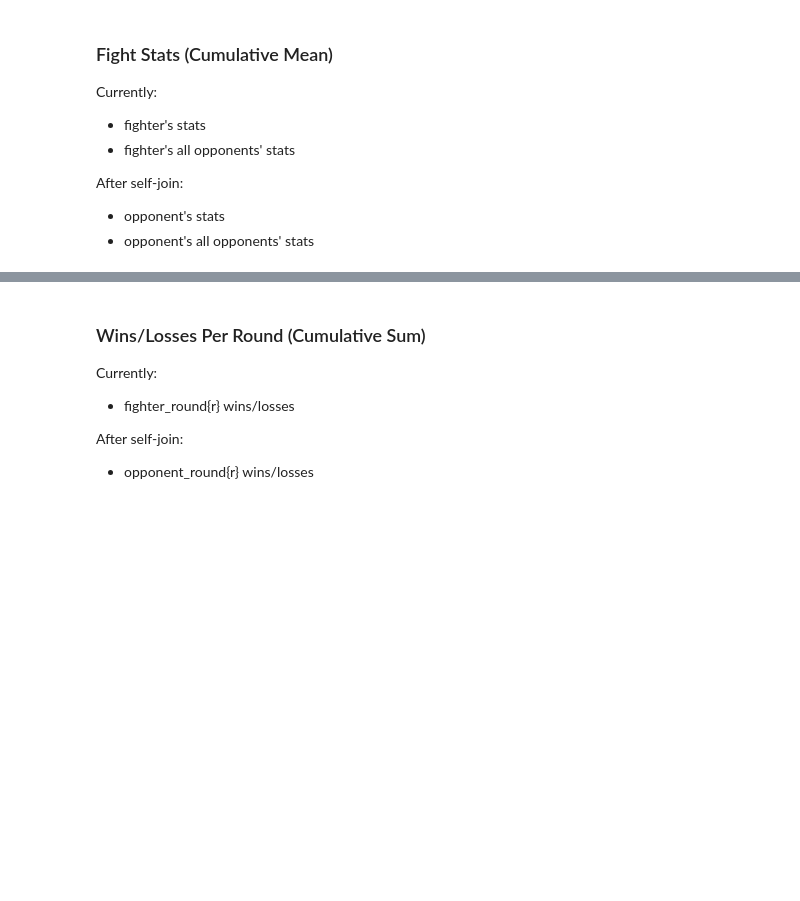
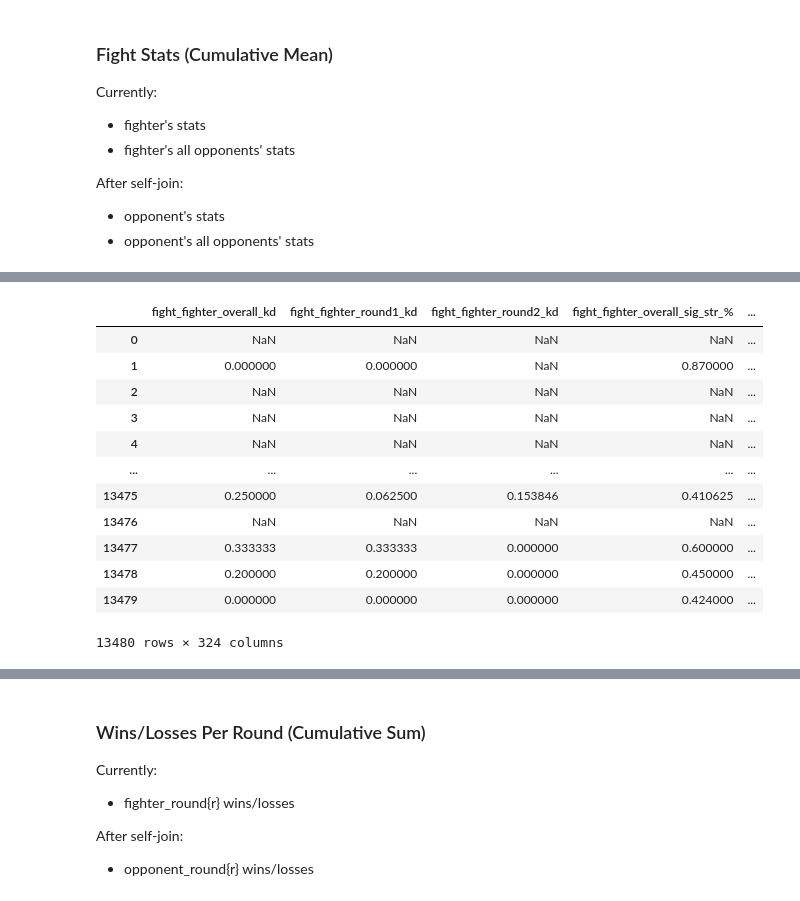
Before and after one commit to alancmathew/ufc-fight-predictor, a Jupyter notebook: nbs/04_feature-eng.ipynb, the cells around one changed output, grey strips where cells are left out. Saved outputs shown, nothing was run; the diff lists cells and outputs as text; code cells hidden in the pictures; blank space fills up the shorter version.

```diff
--- a/nbs/04_feature-eng.ipynb
+++ b/nbs/04_feature-eng.ipynb
@@ -59,5 +65,5 @@ df["fighter_age"] = ((df["event_date"] - df["fighter_dob"]).dt.days / 365.25).ro
 # %% [markdown]
 ### Wins/Losses/Win Rate (Cumulative Sum)
 # %%
-df["fighter_cumsum_wins"] = df.groupby("fighter_id")["fight_fighter_win"].cumsum()
+df["fighter_cumsum_wins"] = df.groupby("fighter_id")["fight_fighter_win"].cumsum().sub(df["fight_fighter_win"])
 # %%
@@ -122,0 +92,18 @@ df.head()
+# %%
+fight_stats_cummean = df.groupby("fighter_id")[fight_stats_cols].apply(lambda x: x.expanding().mean().shift(1))
+# %%
+fight_stats_cummean
+# %% [output]
+|  | fight_fighter_overall_kd | fight_fighter_round1_kd | fight_fighter_round2_kd | fight_fighter_overall_sig_str_% | ... |
+| 0 | NaN | NaN | NaN | NaN | ... |
+| 1 | 0.000000 | 0.000000 | NaN | 0.870000 | ... |
+| 2 | NaN | NaN | NaN | NaN | ... |
+| 3 | NaN | NaN | NaN | NaN | ... |
+| 4 | NaN | NaN | NaN | NaN | ... |
+| ... | ... | ... | ... | ... | ... |
+| 13475 | 0.250000 | 0.062500 | 0.153846 | 0.410625 | ... |
+| 13476 | NaN | NaN | NaN | NaN | ... |
+| 13477 | 0.333333 | 0.333333 | 0.000000 | 0.600000 | ... |
+| 13478 | 0.200000 | 0.200000 | 0.000000 | 0.450000 | ... |
+| 13479 | 0.000000 | 0.000000 | 0.000000 | 0.424000 | ... |
+13480 rows × 324 columns
```
Also changed, not shown: parts of 21 cells of this notebook, 3 other files.
